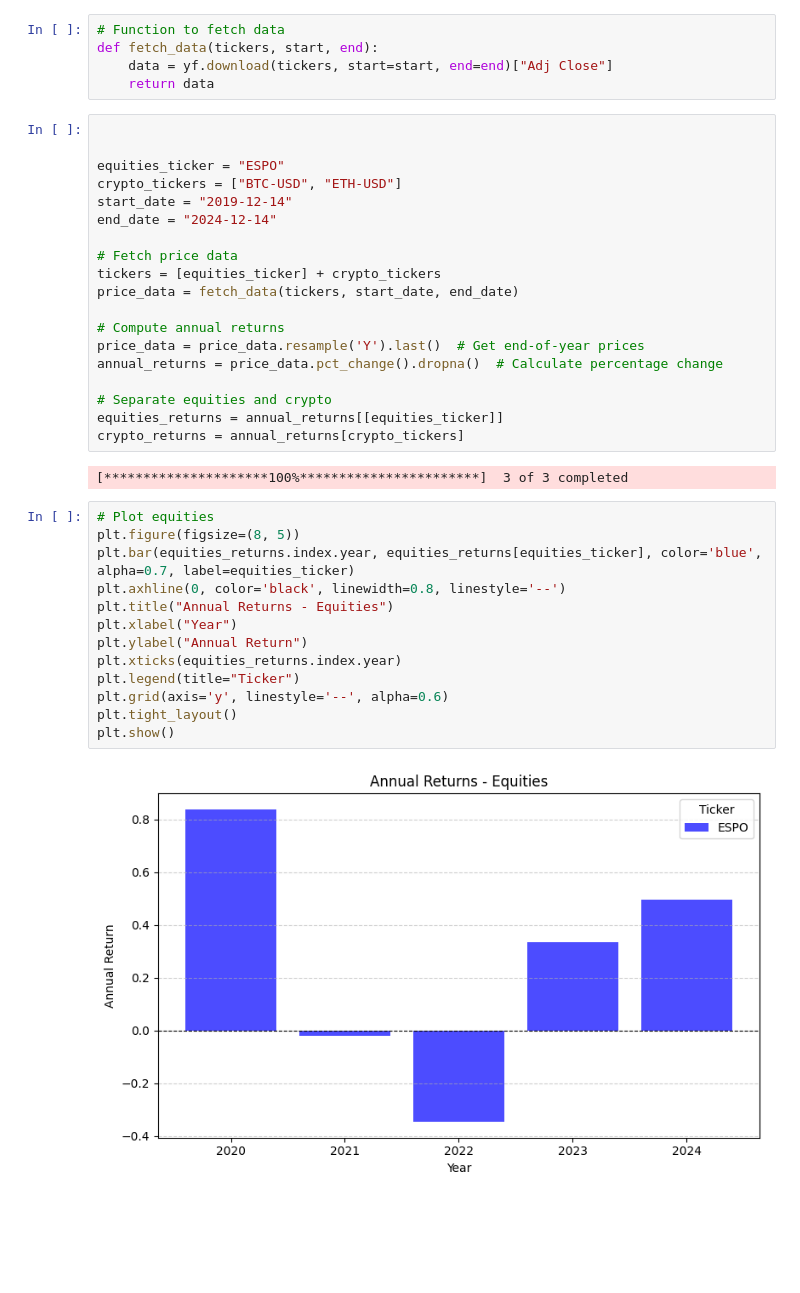
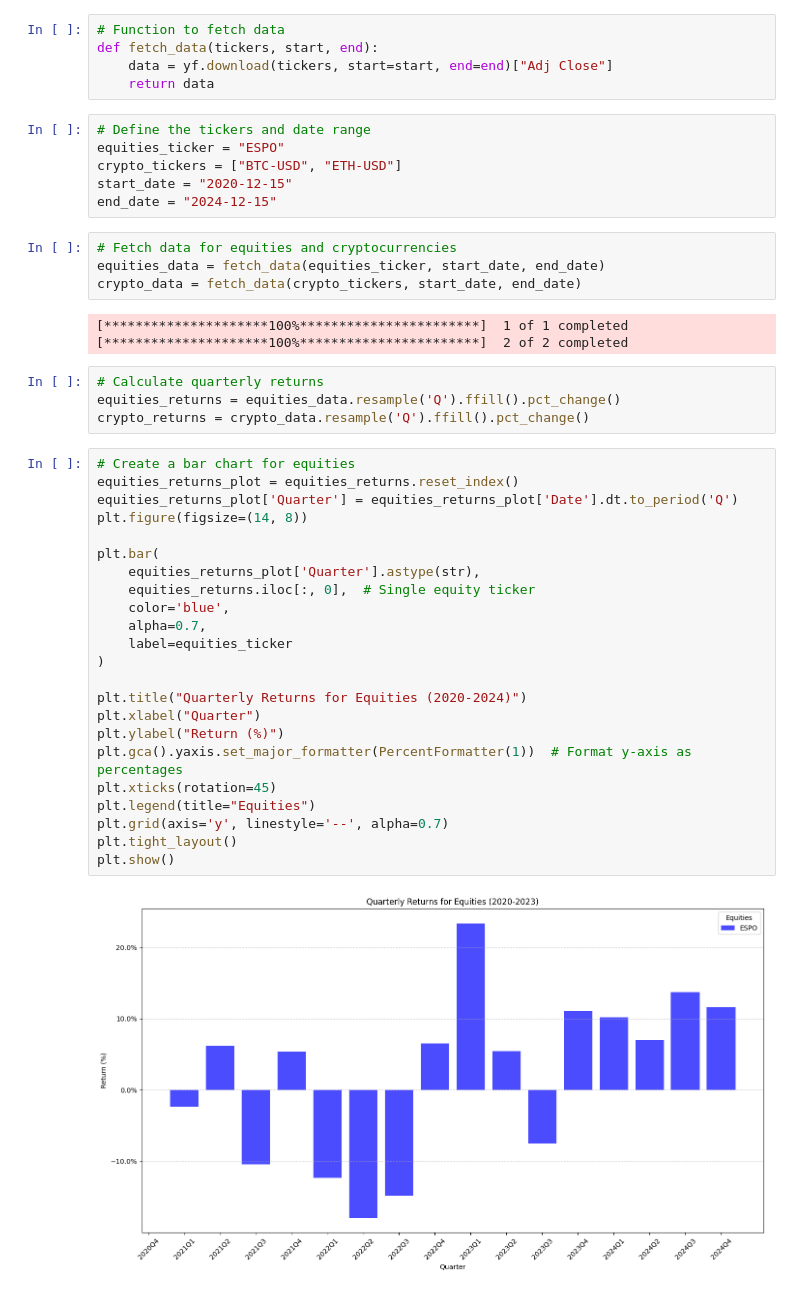
Before and after one commit to sauryanshu55/CryptoPlay-ETF, a Jupyter notebook: Figures.ipynb, the cells around one changed output. Cells and saved outputs as stored; diff of their text form; blank space fills up the shorter version.

```diff
--- a/Figures.ipynb
+++ b/Figures.ipynb
@@ -9,40 +10,46 @@ import matplotlib.pyplot as plt
 def fetch_data(tickers, start, end):
     data = yf.download(tickers, start=start, end=end)["Adj Close"]
     return data
-# %%
-
-
-equities_ticker = "ESPO"
-crypto_tickers = ["BTC-USD", "ETH-USD"]
-start_date = "2019-12-14"
-end_date = "2024-12-14"
-
-# Fetch price data
-tickers = [equities_ticker] + crypto_tickers
-price_data = fetch_data(tickers, start_date, end_date)
-
-# Compute annual returns
-price_data = price_data.resample('Y').last()  # Get end-of-year prices
-annual_returns = price_data.pct_change().dropna()  # Calculate percentage change
-
-# Separate equities and crypto
-equities_returns = annual_returns[[equities_ticker]]
-crypto_returns = annual_returns[crypto_tickers]
-# %% [output]
-[*********************100%***********************]  3 of 3 completed
+# %%
+# Define the tickers and date range
+equities_ticker = "ESPO"
+crypto_tickers = ["BTC-USD", "ETH-USD"]
+start_date = "2020-12-15"
+end_date = "2024-12-15"
+# %%
+# Fetch data for equities and cryptocurrencies
+equities_data = fetch_data(equities_ticker, start_date, end_date)
+crypto_data = fetch_data(crypto_tickers, start_date, end_date)
+# %% [output]
+[*********************100%***********************]  1 of 1 completed
+[*********************100%***********************]  2 of 2 completed
+# %%
+# Calculate quarterly returns
+equities_returns = equities_data.resample('Q').ffill().pct_change()
+crypto_returns = crypto_data.resample('Q').ffill().pct_change()
 # %%
-# Plot equities
-plt.figure(figsize=(8, 5))
-plt.bar(equities_returns.index.year, equities_returns[equities_ticker], color='blue', alpha=0.7, label=equities_ticker)
-plt.axhline(0, color='black', linewidth=0.8, linestyle='--')
-plt.title("Annual Returns - Equities")
-plt.xlabel("Year")
-plt.ylabel("Annual Return")
-plt.xticks(equities_returns.index.year)
-plt.legend(title="Ticker")
-plt.grid(axis='y', linestyle='--', alpha=0.6)
+# Create a bar chart for equities
+equities_returns_plot = equities_returns.reset_index()
+equities_returns_plot['Quarter'] = equities_returns_plot['Date'].dt.to_period('Q')
+plt.figure(figsize=(14, 8))
+
+plt.bar(
+    equities_returns_plot['Quarter'].astype(str),
+    equities_returns.iloc[:, 0],  # Single equity ticker
+    color='blue',
+    alpha=0.7,
+    label=equities_ticker
+)
+
+plt.title("Quarterly Returns for Equities (2020-2024)")
+plt.xlabel("Quarter")
+plt.ylabel("Return (%)")
+plt.gca().yaxis.set_major_formatter(PercentFormatter(1))  # Format y-axis as percentages
+plt.xticks(rotation=45)
+plt.legend(title="Equities")
+plt.grid(axis='y', linestyle='--', alpha=0.7)
 plt.tight_layout()
 plt.show()
 # %% [output]
-[figure, old version]
+[figure, new version]
 # %%
```
Also changed, not shown: parts of 2 cells of this notebook.
